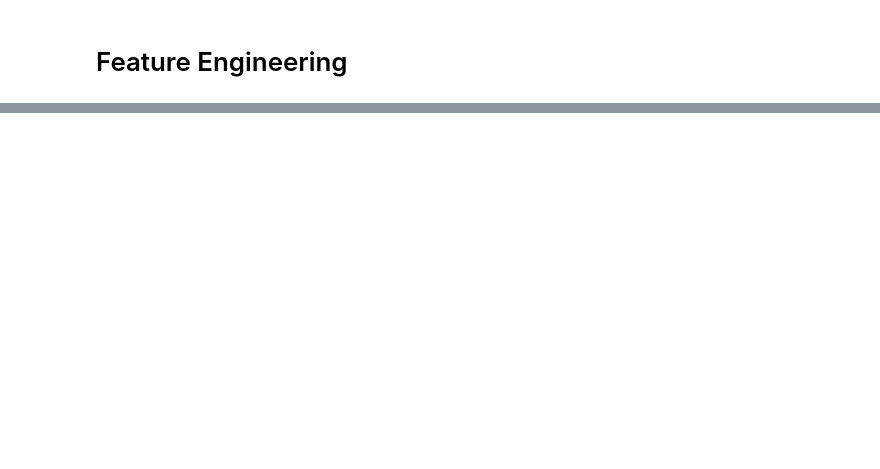
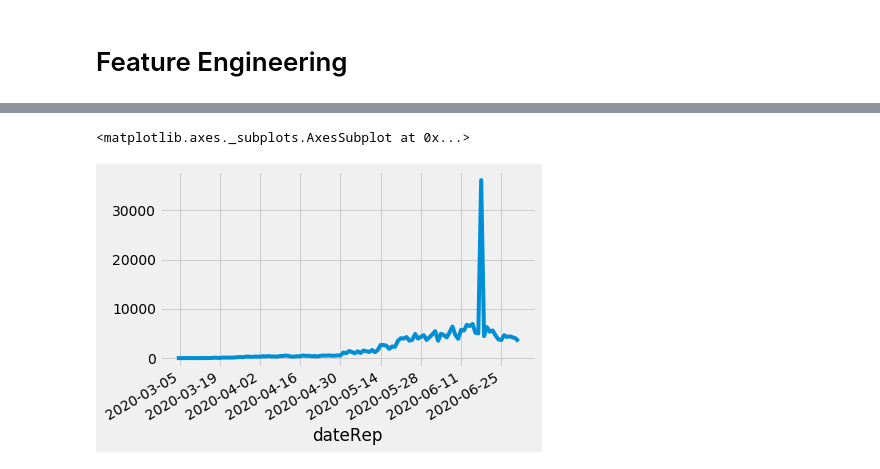
Before and after one commit to sherna90/mineria_datos, a Jupyter notebook: 2.-feature_engineering.ipynb, the cells around one changed output, grey strips where cells are left out. Cells and saved outputs as stored; diff of their text form; code cells hidden in the pictures; blank space fills up the shorter version.

```diff
--- a/2.-feature_engineering.ipynb
+++ b/2.-feature_engineering.ipynb
@@ -4,6 +4,8 @@
 import pandas as pd
 import requests
 import json
+import matplotlib.pyplot as plt
+plt.style.use('fivethirtyeight')
 
 def get_data(download=False):
     if download:
@@ -16,7 +18,14 @@ def get_data(download=False):
         data=pd.read_csv('covid_data.csv')
     return data
 
-data=get_data()
+data=get_data(True)
+# %%
+data['dateRep']=pd.to_datetime(data['dateRep'],dayfirst=True)
+data['countriesAndTerritories'] = data['countriesAndTerritories'].astype('category')
+data['geoId'] = data['geoId'].astype('category')
+data['countryterritoryCode'] = data['countryterritoryCode'].astype('category')
+data['continentExp'] = data['continentExp'].astype('category')
+data.drop(['day','month','year'],axis=1,inplace=True)
 # %%
-latin_america=data[data['continentExp']=='America']
+latin_america=data.loc[data['continentExp']=='America']
 # %%
@@ -31,2 +44,2 @@ latin_america.head()
 # %%
-grouped_df=latin_america.groupby(['countriesAndTerritories','dateRep'],sort=['dateRep'])['cases']
+grouped_df=latin_america.groupby(['countriesAndTerritories','dateRep'],observed=True,sort=['dateRep'])['cases'].mean().dropna()
@@ -32,0 +58,5 @@ grouped_df=latin_america.groupby(['countriesAndTerritories','dateRep'],sort=['da
+# %%
+grouped_df['Chile'].plot()
+# %% [output]
+<matplotlib.axes._subplots.AxesSubplot at 0x...>
+[figure, added]
```
Also changed, not shown: parts of 10 cells of this notebook, 1 other file.
